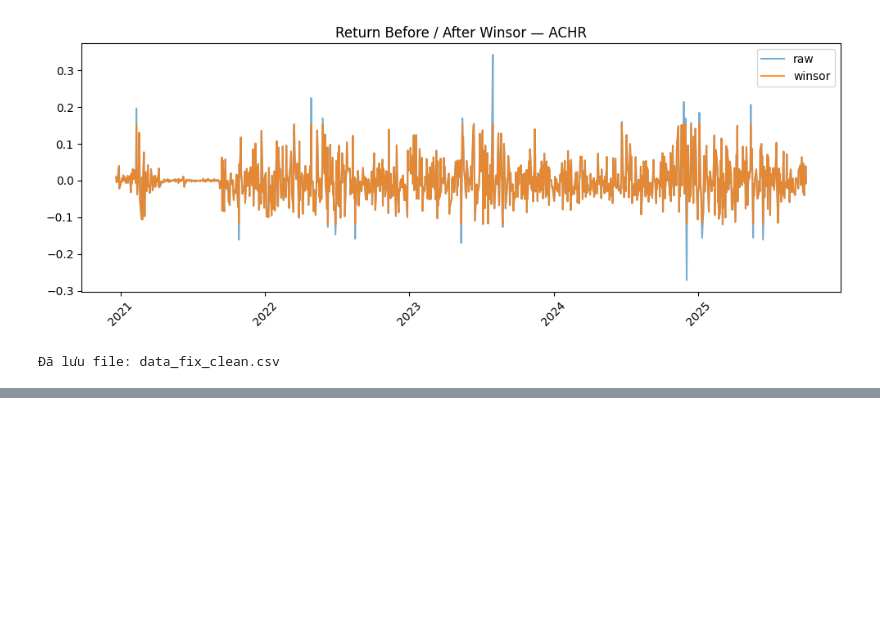
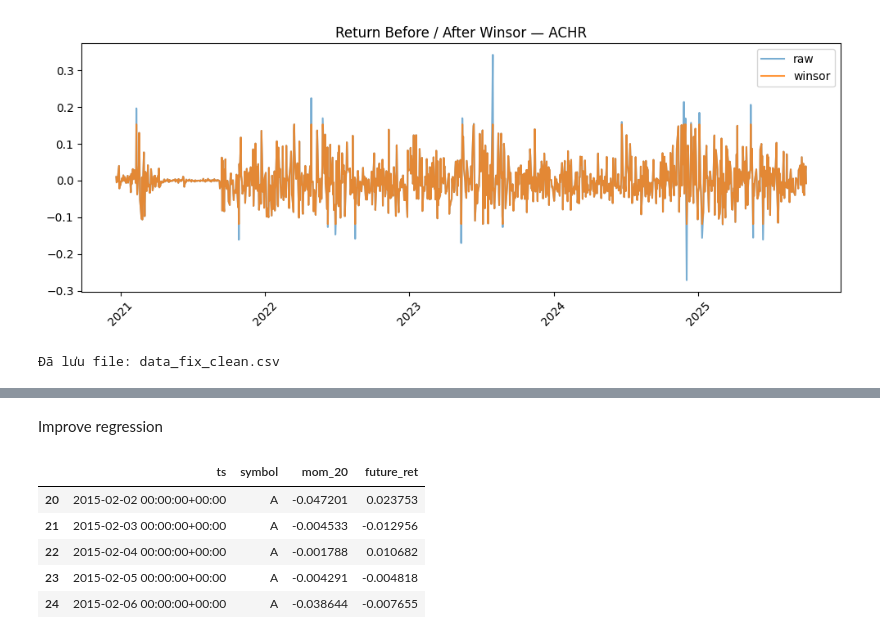
Before and after one commit to Pogba24-12/CF_LeHoangPhuc-22110160_TranLongNhat-22110142, a Jupyter notebook: lab2/handle_outlier.ipynb, the cells around one changed output, grey strips where cells are left out. Drawn from its saved outputs; the diff is of its cells as text; code cells hidden in the pictures; blank space fills up the shorter version.

```diff
--- a/lab2/handle_outlier.ipynb
+++ b/lab2/handle_outlier.ipynb
@@ -222,0 +280,28 @@ KeyError: 'return_clean'
+# %% [markdown]
+Improve regression
+# %%
+df_mom = df_clean.copy()
+# %%
+# 20-day momentum: log(P_t / P_{t-20}) theo từng symbol
+df_mom["mom_20"] = (
+    df_mom.groupby("symbol")["close"]
+          .transform(lambda s: np.log(s / s.shift(20)))
+)
+
+# future_ret = return_clean ngày t+1 (shift -1) theo từng symbol
+df_mom["future_ret"] = (
+    df_mom.groupby("symbol")["return_clean"]
+          .transform(lambda s: s.shift(-1))
+)
+
+# Bỏ những dòng không đủ dữ liệu
+df_mom = df_mom.dropna(subset=["mom_20", "future_ret"])
+
+df_mom[["ts", "symbol", "mom_20", "future_ret"]].head()
+# %% [output]
+|  | ts | symbol | mom_20 | future_ret |
+| 20 | 2015-02-02 00:00:00+00:00 | A | -0.047201 | 0.023753 |
+| 21 | 2015-02-03 00:00:00+00:00 | A | -0.004533 | -0.012956 |
+| 22 | 2015-02-04 00:00:00+00:00 | A | -0.001788 | 0.010682 |
+| 23 | 2015-02-05 00:00:00+00:00 | A | -0.004291 | -0.004818 |
+| 24 | 2015-02-06 00:00:00+00:00 | A | -0.038644 | -0.007655 |
```
Also changed, not shown: parts of 3 cells of this notebook.
